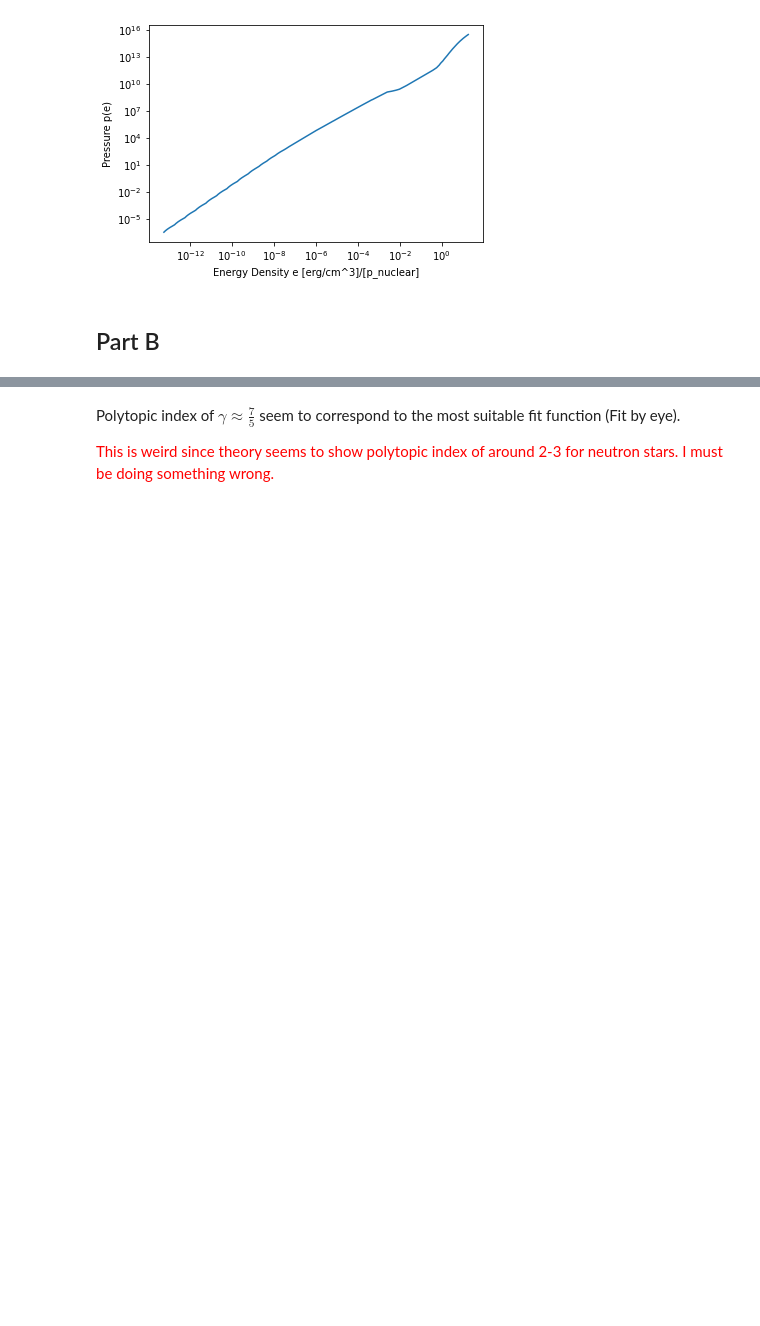
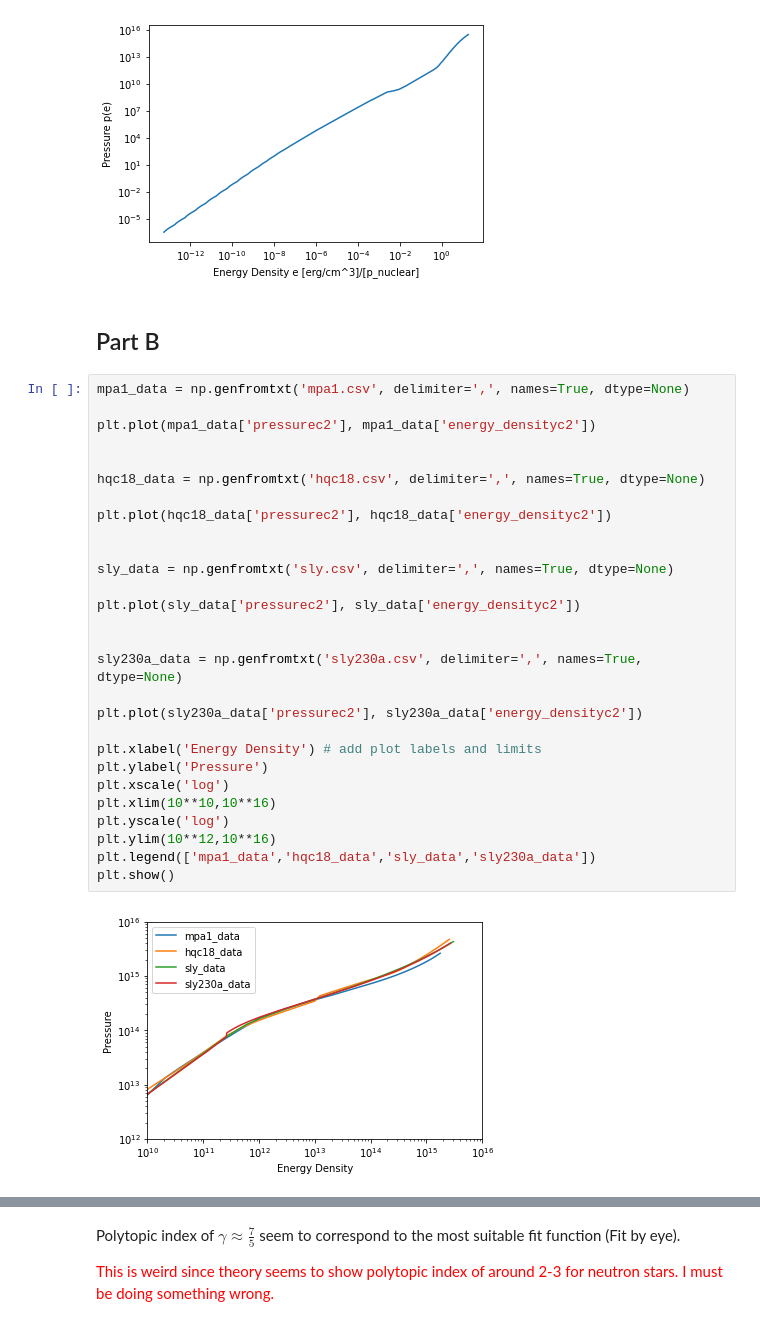
Before and after one commit to utkarsh7236/fmodes, a Jupyter notebook: Intro/CTA200 Final Project Assignment.ipynb, the cells around one changed output, grey strips where cells are left out. Drawn from its saved outputs; the diff is of its cells as text; blank space fills up the shorter version.

```diff
--- a/Intro/CTA200 Final Project Assignment.ipynb
+++ b/Intro/CTA200 Final Project Assignment.ipynb
@@ -165,6 +169,36 @@ plt.show()
 [figure]
 # %% [markdown]
 ## Part B
+# %%
+mpa1_data = np.genfromtxt('mpa1.csv', delimiter=',', names=True, dtype=None)
+
+plt.plot(mpa1_data['pressurec2'], mpa1_data['energy_densityc2'])
+
+
+hqc18_data = np.genfromtxt('hqc18.csv', delimiter=',', names=True, dtype=None)
+
+plt.plot(hqc18_data['pressurec2'], hqc18_data['energy_densityc2'])
+
+
+sly_data = np.genfromtxt('sly.csv', delimiter=',', names=True, dtype=None)
+
+plt.plot(sly_data['pressurec2'], sly_data['energy_densityc2'])
+
+
+sly230a_data = np.genfromtxt('sly230a.csv', delimiter=',', names=True, dtype=None)
+
+plt.plot(sly230a_data['pressurec2'], sly230a_data['energy_densityc2'])
+
+plt.xlabel('Energy Density') # add plot labels and limits
+plt.ylabel('Pressure')
+plt.xscale('log')
+plt.xlim(10**10,10**16)
+plt.yscale('log')
+plt.ylim(10**12,10**16)
+plt.legend(['mpa1_data','hqc18_data','sly_data','sly230a_data'])
+plt.show()
+# %% [output]
+[figure, added]
 # %%
 # Repeating step A for other equations of state in the repo
 # Including polytropic indicies as well.
```
Also changed, not shown: parts of 2 cells of this notebook, 1 other file.
